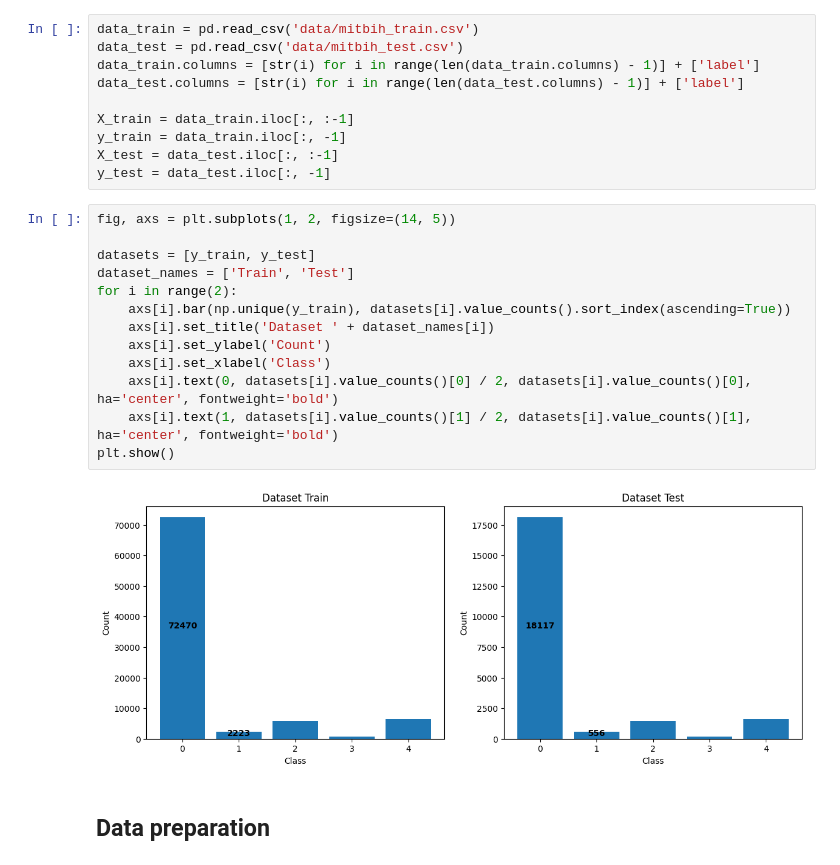
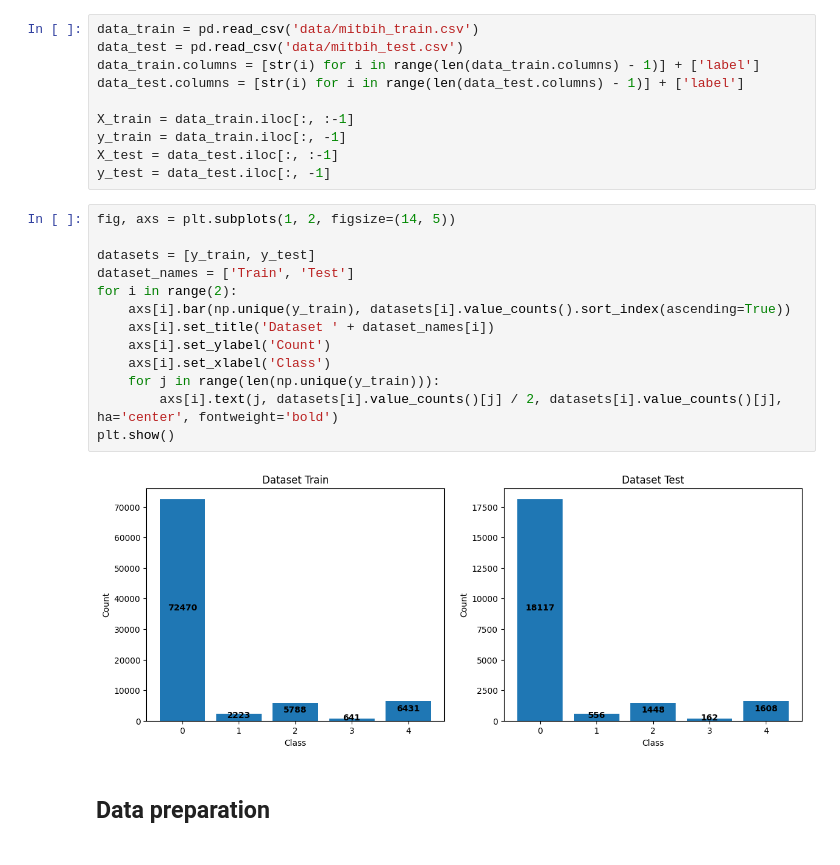
Before and after one commit to jlohunecke/ML4HC_project2, a Jupyter notebook: proj2_pt2.ipynb, the cells around one changed output. Drawn from its saved outputs; the diff is of its cells as text.

```diff
--- a/proj2_pt2.ipynb
+++ b/proj2_pt2.ipynb
@@ -53,18 +53,18 @@ y_test = data_test.iloc[:, -1]
 # %%
 fig, axs = plt.subplots(1, 2, figsize=(14, 5))
 
 datasets = [y_train, y_test]
 dataset_names = ['Train', 'Test']
 for i in range(2):
     axs[i].bar(np.unique(y_train), datasets[i].value_counts().sort_index(ascending=True))
     axs[i].set_title('Dataset ' + dataset_names[i])
     axs[i].set_ylabel('Count')
     axs[i].set_xlabel('Class')
-    axs[i].text(0, datasets[i].value_counts()[0] / 2, datasets[i].value_counts()[0], ha='center', fontweight='bold')
-    axs[i].text(1, datasets[i].value_counts()[1] / 2, datasets[i].value_counts()[1], ha='center', fontweight='bold')
+    for j in range(len(np.unique(y_train))):
+        axs[i].text(j, datasets[i].value_counts()[j] / 2, datasets[i].value_counts()[j], ha='center', fontweight='bold')
 plt.show()
 # %% [output]
-[figure, old version]
+[figure, new version]
 # %% [markdown]
 ## Data preparation
 # %%
```
Also changed, not shown: parts of 8 cells of this notebook, 2 other files.
